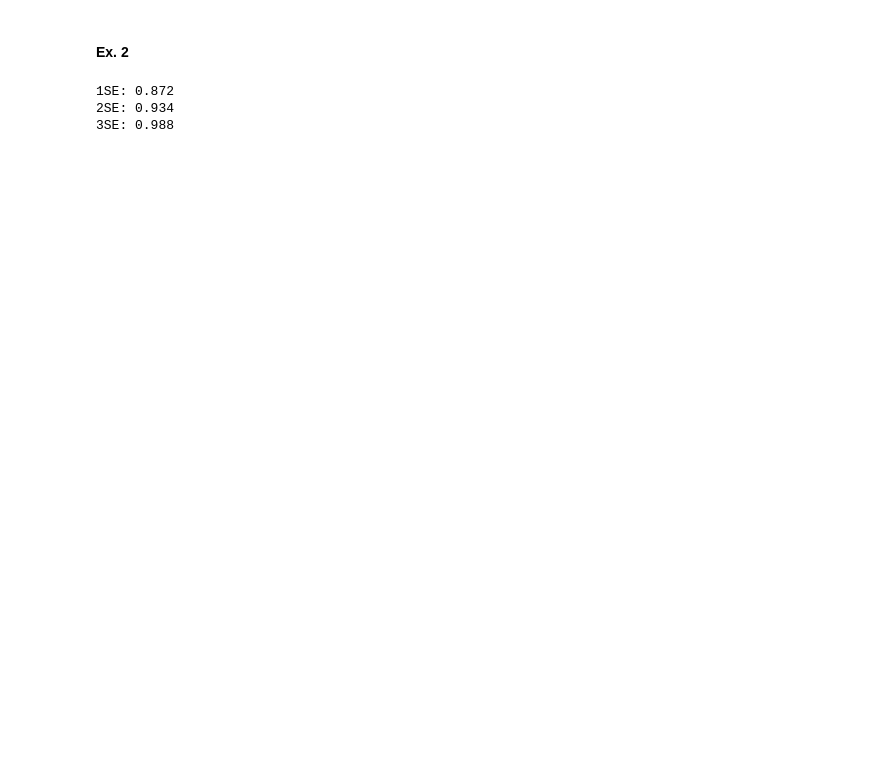
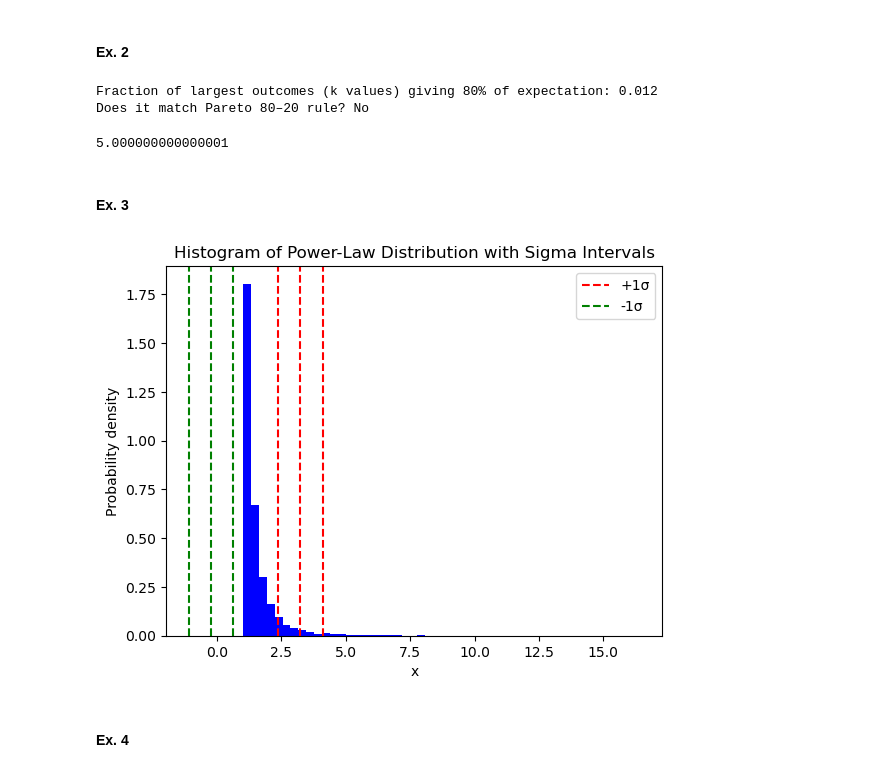
Before and after one commit to kubek22/SNARS, a Jupyter notebook: project3/project3.ipynb, the cells around one changed output. Saved outputs shown, nothing was run; the diff lists cells and outputs as text; code cells hidden in the pictures; blank space fills up the shorter version.

```diff
--- a/project3/project3.ipynb
+++ b/project3/project3.ipynb
@@ -33,14 +35,71 @@ x = np.random.geometric(p, size=n)
 std = np.sqrt((1-p) / p ** 2)
 mean = 1 / p
 # %%
-se1 = x[np.abs(x - mean) < std].size / n
-se2 = x[np.abs(x - mean) < 2*std].size / n
-se3 = x[np.abs(x - mean) < 3*std].size / n
+p = 0.2  # geometric distribution parameter
+N = 1000  # truncate support to first 1000 terms
 
-print(f"1SE: {se1}")
-print(f"2SE: {se2}")
-print(f"3SE: {se3}")
+# PMF of geometric distribution
+k = np.arange(1, N + 1)
+pk = (1 - p)**(k - 1) * p
+
+# Normalize just to be safe (numerical stability)
+pk /= pk.sum()
+
+# Expected value
+E = np.sum(k * pk)
+
+# Sort outcomes by size (descending)
+idx = np.argsort(pk)[::-1]
+k_sorted = k[idx]
+pk_sorted = pk[idx]
+
+# Cumulative contribution to expected value
+cum_contrib = np.cumsum(k_sorted * pk_sorted) / E
+
+# Find fraction of outcomes that contribute 80% of expectation
+fraction_for_80 = np.searchsorted(cum_contrib, 0.8) / N
+
+print(f"Fraction of largest outcomes (k values) giving 80% of expectation: {fraction_for_80:.3f}")
+print(f"Does it match Pareto 80–20 rule? {'Yes' if abs(fraction_for_80 - 0.2) < 0.05 else 'No'}")
+# 80% of mass should be covered by 20% of largest/smallest values
 # %% [output]
-1SE: 0.872
-2SE: 0.934
-3SE: 0.988
+Fraction of largest outcomes (k values) giving 80% of expectation: 0.012
+Does it match Pareto 80–20 rule? No
+# %%
+np.sum((pk_sorted * k_sorted)[:N//5]) # almost all mass is contained by 20% of largest observations
+# %% [output]
+5.000000000000001
+# %% [markdown]
+#### Ex. 3
+# %%
+# mean exists if alpha > 2
+# variance if alpha > 3
+
+alpha = 4
+xmin = 1
+N = 10000
+
+# generating uniform samples
+u = np.random.uniform(0, 1, N)
+# drawing using equation u = F(x) -> x = F^(-1)(u)
+x = xmin * (1 - u)**(-1/(alpha - 1))
+
+# computing stats
+mu = (alpha - 1) / (alpha - 2) * xmin
+sigma = np.sqrt((alpha - 1) / ((alpha - 3)*(alpha - 2)**2) * xmin**2)
+
+plt.hist(x, bins=50, density=True, color='blue')
+
+for k in range(1, 4):
+    plt.axvline(mu + k*sigma, color='r', linestyle='--', label=f'+{k}σ' if k==1 else "")
+    plt.axvline(mu - k*sigma, color='g', linestyle='--', label=f'-{k}σ' if k==1 else "")
+
+plt.xlabel('x')
+plt.ylabel('Probability density')
+plt.title('Histogram of Power-Law Distribution with Sigma Intervals')
+plt.legend()
+plt.show()
+# %% [output]
+[figure, added]
+# %% [markdown]
+#### Ex. 4
```
Also changed, not shown: parts of 9 cells of this notebook.
